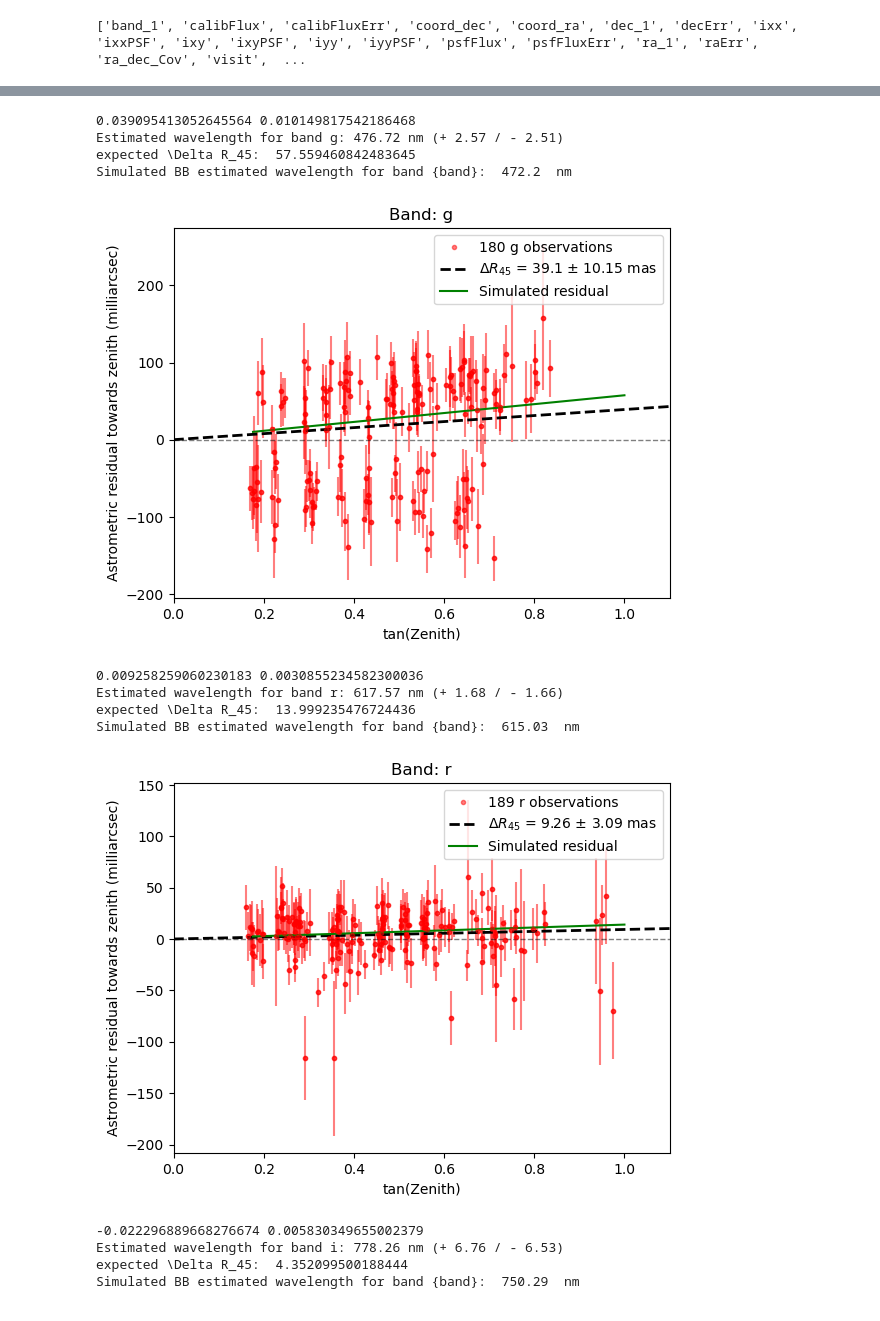
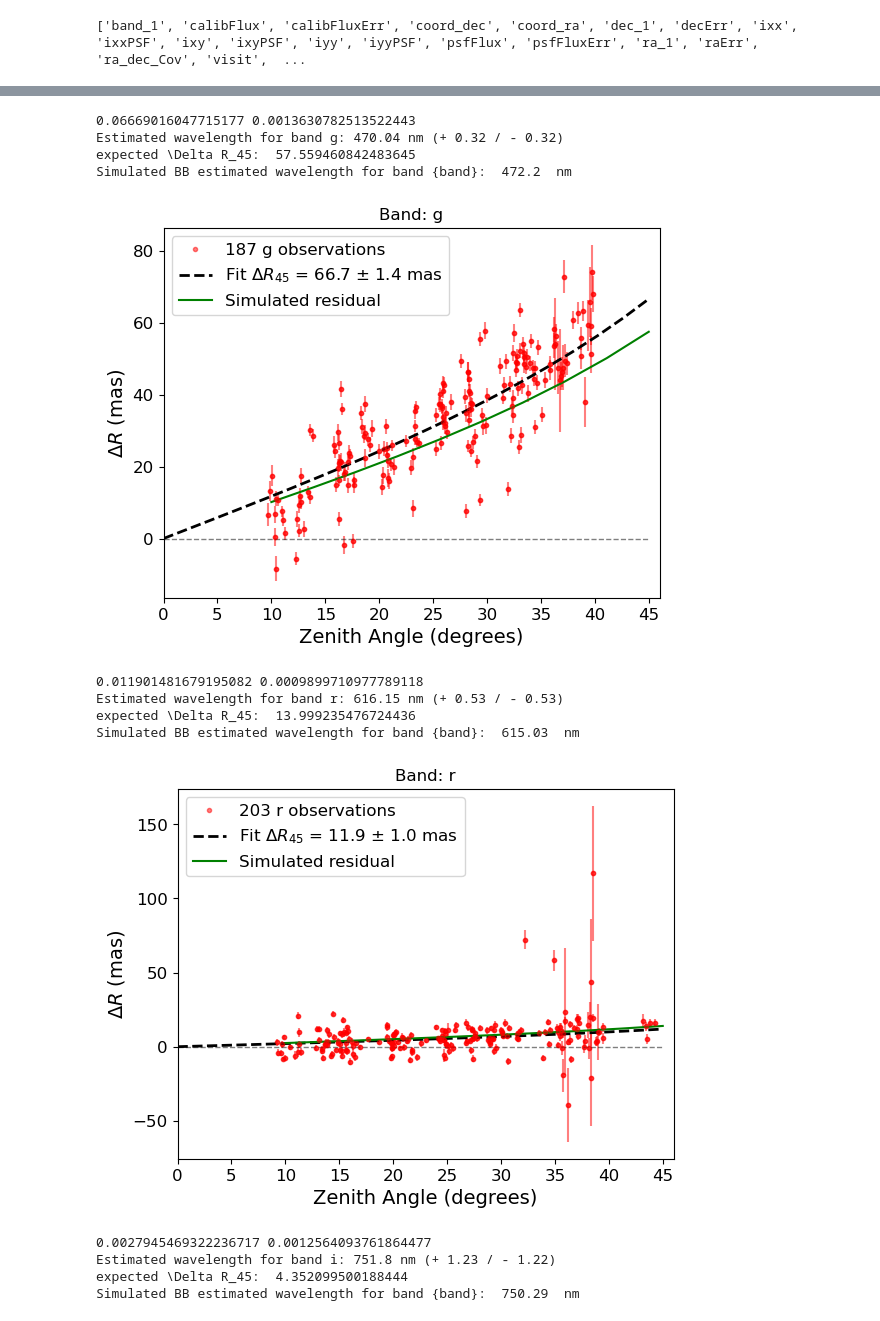
Before and after one commit to LSSTDESC/DifferentialCR, a Jupyter notebook: DCR_in_DP1.ipynb, the cells around one changed output, grey strips where cells are left out. Drawn from its saved outputs; the diff is of its cells as text; code cells hidden in the pictures.

```diff
--- a/DCR_in_DP1.ipynb
+++ b/DCR_in_DP1.ipynb
@@ -349,7 +346,7 @@ master = add_zenith_coordinates(master, lat=lat, lon=lon, height=height)
 
 # Add parallactic angle to the master table
 from utils import parallactic_angle_from_radec_fast
-master = parallactic_angle_from_radec_fast(master, lat=lat, lon=lon, height=height)
+master = parallactic_angle_from_radec_fast(master, lat=lat, lon=lon, height=height, sidereal_kind = 'mean')
 
 
 # The following is now redundant and completed in the following cell instead:
@@ -696,7 +694,8 @@ raErr = np.array(master['raErr'])
 decErr = np.array(master['decErr'])
 ra_dec_Cov = np.array(master['ra_dec_Cov'])
 
-dR, dR_err, finite_mask = compute_dR_and_err(centerest2[0], centerest2[1], ra, dec, par, raErr, decErr, ra_dec_Cov)
+dR, dR_err, finite_mask = compute_dR_and_err(centerest[0], centerest[1], ra, dec, par, raErr, decErr, ra_dec_Cov)
+# centerest[0], centerest[1]
 
 master['dR'] = dR
 master['dR_err'] = dR_err
@@ -821,20 +820,24 @@ for band in 'ugrizy':
         print('Simulated BB estimated wavelength for band {band}: ', np.round(wave_sim, 2), ' nm')
 
 
-        plt.plot(tanz, dR * 3600 * 10**3,  ls = '', marker = '.', alpha = 0.5, color = 'r', label = f'{len(dR)} {band} observations') #label = f'Source:  {np.round(center_ra, 4)}, {np.round(center_dec, 4)}')
-        plt.errorbar(tanz, dR * 3600 * 10**3, yerr = dR_err * 3600 * 10**3, ls = '', marker = '.', alpha = 0.5, color = 'r')
+        plt.plot(z, dR * 3600 * 10**3,  ls = '', marker = '.', alpha = 0.5, color = 'r', label = f'{len(dR)} {band} observations') #label = f'Source:  {np.round(center_ra, 4)}, {np.round(center_dec, 4)}')
+        plt.errorbar(z, dR * 3600 * 10**3, yerr = dR_err * 3600 * 10**3, ls = '', marker = '.', alpha = 0.5, color = 'r')
 
-        z_temp = np.linspace(0, 70, 20)
+        z_temp = np.linspace(0, 45, 20)
         tanz_temp = np.tan(z_temp * np.pi/180)
-        plt.plot(tanz_temp, dR_model(z_temp, *popt) * 3600 * 10**3, 'k--', linewidth = 2, label = rf'$\Delta R_{{45}}$ = {np.round(popt[0]*3600*1000, 2)} $\pm$ {np.round(perr[0]*3600*1000, 2)} mas')#'Trendline: A tan(z)')
-        plt.plot(tanz_temp, np.zeros(len(z_temp)) * 3600 * 10**3, 'k--', alpha = 0.5, linewidth = 1) #, label = 'Flat')
-        plt.plot(np.tan(zeniths * np.pi/180), model_dR[band] * 10**3 , 'g-', label = f'Simulated residual') #{source_temperature} K star (reference: {reference_temperature} K star)')
+        plt.plot(z_temp, dR_model(z_temp, *popt) * 3600 * 10**3, 'k--', linewidth = 2, label = rf'Fit $\Delta R_{{45}}$ = {np.round(popt[0]*3600*1000, 1)} $\pm$ {np.round(perr[0]*3600*1000, 1)} mas')#'Trendline: A tan(z)')
+        plt.plot(z_temp, np.zeros(len(z_temp)) * 3600 * 10**3, 'k--', alpha = 0.5, linewidth = 1) #, label = 'Flat')
+        plt.plot(zeniths, model_dR[band] * 10**3 , 'g-', label = f'Simulated residual') #{source_temperature} K star (reference: {reference_temperature} K star)')
 
         plt.title(f'Band: {band}')
-        plt.xlabel('tan(Zenith)')
-        plt.ylabel('Astrometric residual towards zenith (milliarcsec)')
-        plt.legend()
-        plt.xlim(0, 1.1)
+        plt.xlabel('Zenith Angle (degrees)', fontsize = 14)
+        plt.ylabel(r'$\Delta R$ (mas)', fontsize = 14)
+        plt.legend(fontsize = 12)
+        plt.xlim(0, 46)
+        # plt.xlim(0, 1.1)
+        plt.tick_params(axis='both', which='major', labelsize=12)
+
+        plt.xticks([0, 5, 10,15, 20, 25, 30, 35, 40, 45])
 
         # plt.savefig(f'scrap/dp1_dcr_model_fit_{band}.pdf')
 
@@ -868,14 +871,14 @@ Simulated BB estimated wavelength for band {band}:  369.96  nm
-0.039095413052645564 0.010149817542186468
-Estimated wavelength for band g: 476.72 nm (+ 2.57 / - 2.51)
+0.06669016047715177 0.0013630782513522443
+Estimated wavelength for band g: 470.04 nm (+ 0.32 / - 0.32)
 expected \Delta R_45:  57.559460842483645
 Simulated BB estimated wavelength for band {band}:  472.2  nm
-[figure, old version]
+[figure, new version]
-0.009258259060230183 0.0030855234582300036
-Estimated wavelength for band r: 617.57 nm (+ 1.68 / - 1.66)
+0.011901481679195082 0.0009899710977789118
+Estimated wavelength for band r: 616.15 nm (+ 0.53 / - 0.53)
 expected \Delta R_45:  13.999235476724436
 Simulated BB estimated wavelength for band {band}:  615.03  nm
-[figure, old version]
+[figure, new version]
--0.022296889668276674 0.005830349655002379
-Estimated wavelength for band i: 778.26 nm (+ 6.76 / - 6.53)
+0.0027945469322236717 0.0012564093761864477
+Estimated wavelength for band i: 751.8 nm (+ 1.23 / - 1.22)
 expected \Delta R_45:  4.352099500188444
 Simulated BB estimated wavelength for band {band}:  750.29  nm
```
Also changed, not shown: parts of 9 cells of this notebook, 5 other files.
